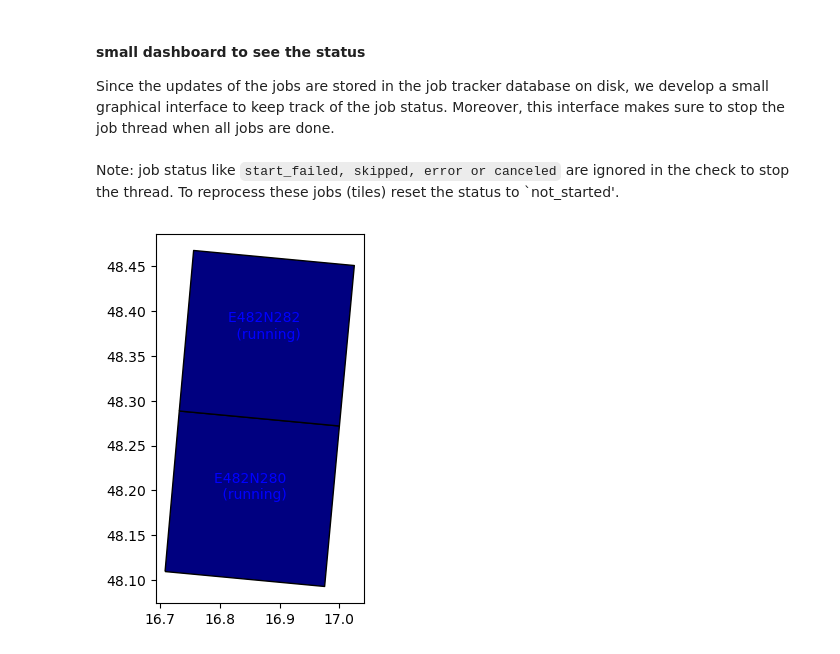
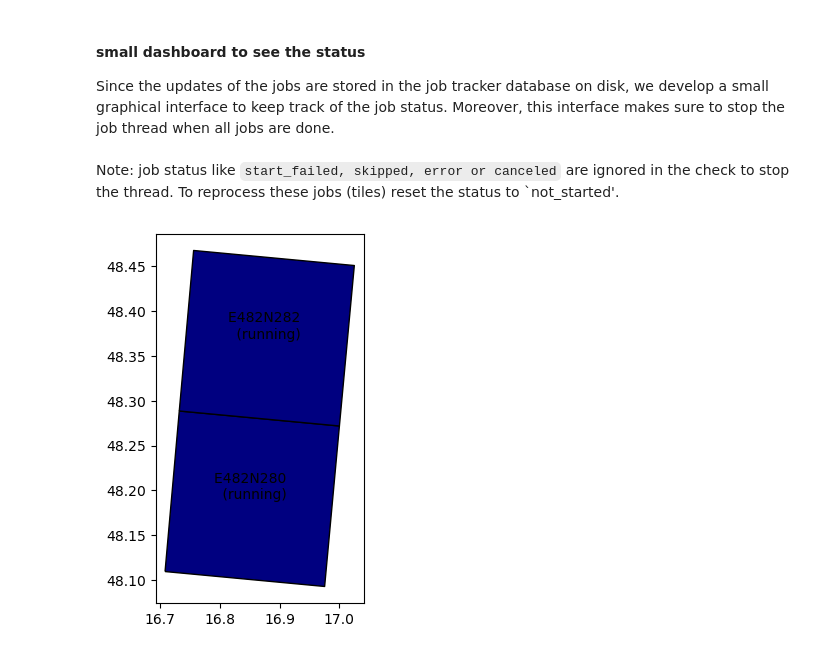
Before and after one commit to ESA-WEED-project/eo_processing, a Jupyter notebook: notebooks/example_feature_generation_pipeline_client-based.ipynb, the cells around one changed output. Cells and saved outputs as stored; diff of their text form; code cells hidden in the pictures.

```diff
--- a/notebooks/example_feature_generation_pipeline_client-based.ipynb
+++ b/notebooks/example_feature_generation_pipeline_client-based.ipynb
@@ -130,7 +132,7 @@ job_tracker = os.path.normpath(os.path.join(out_root, 'job_tracker.csv'))
 manager = MultiBackendJobManager(root_dir=os.path.normpath(out_root), poll_sleep=30)
 # %%
 # create a connection to backend and add this active backend to the jobmanager
-backend = 'cdse'  # also possible: terrascope, development, creodias, sentinelhub
+backend = 'cdse-staging'  # also possible: cdse, terrascope, development, creodias, sentinelhub
 connection = init_connection(backend)
 manager.add_backend(backend, connection=connection, parallel_jobs=6)
 # %% [output]
@@ -172,32 +174,32 @@ while not manager._stop_thread:
                       "finished": 'lime',
                       "error": 'darkred',
                       "canceled": 'magenta'}
         status_df['color'] = status_df['status'].map(color_dict)
 
         # plot the tiles with their status color
         fig, ax = plt.subplots()
         status_df.plot(ax=ax, edgecolor='black', color=status_df['color'])
 
         # add labels to the tiles showing the tileID and status
         status_df['coords'] = status_df['geometry'].apply(lambda x: x.representative_point().coords[:])
         status_df['coords'] = [coords[0] for coords in status_df['coords']]
         for idx, row in status_df.iterrows():
-            plt.annotate(text=f'{row['name']} \n ({row['status']})', xy=row['coords'], horizontalalignment='center', color='b')
+            plt.annotate(text=f'{row['name']} \n ({row['status']})', xy=row['coords'], horizontalalignment='center', color='k')
 
         # show the figure
         plt.show()
 
         # check the conditions to stop the job thread
         filtered = status_df[status_df.status.isin(["not_started", "created", "queued", "running"])]
         if filtered.empty:
             manager.stop_job_thread()
 
         # wait 15 sec and then delete the figure so that it can get recreated
         # we bring that in the end so that the figure is not deleted when all jobs are done or all error
         time.sleep(15)
         if not manager._stop_thread:
             display(fig, clear=True)
     except KeyboardInterrupt:
         break
 # %% [output]
-[figure, old version]
+[figure, new version]
```
Also changed, not shown: parts of 1 cell of this notebook, 2 other files.
